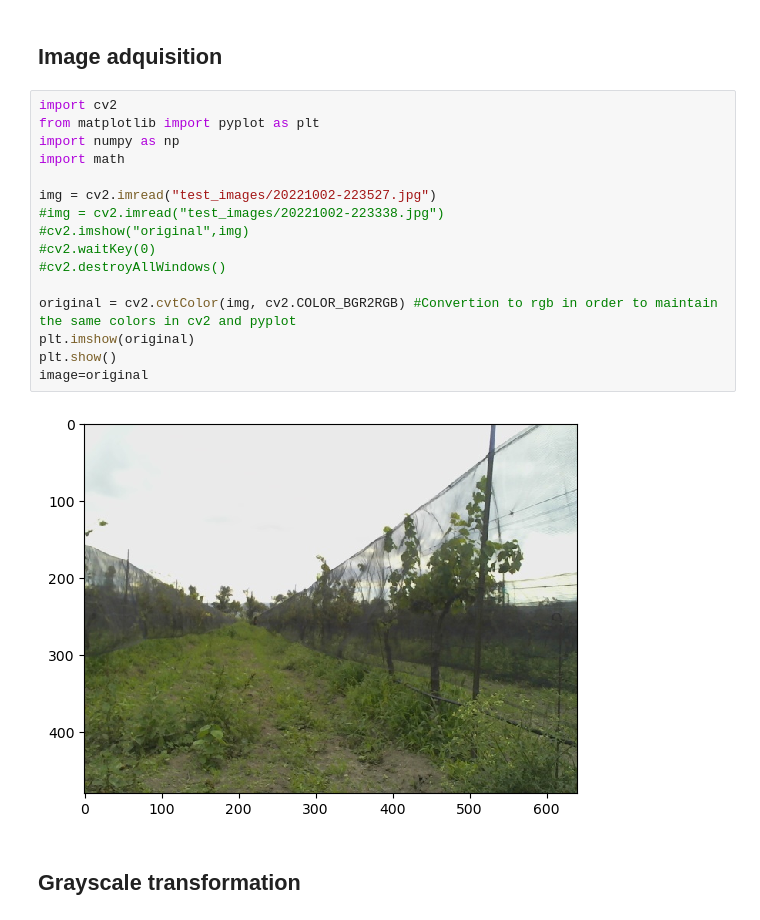
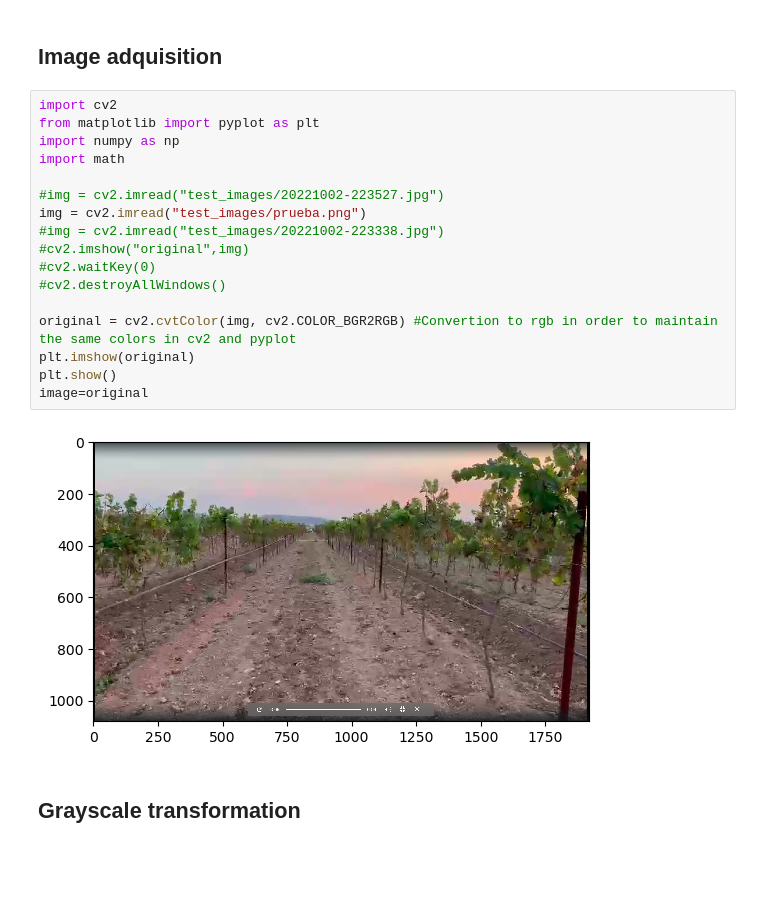
Before and after one commit to EnricoMendez/lines_vineyard, a Jupyter notebook: scripts/tie_method.ipynb, the cells around one changed output. Drawn from its saved outputs; the diff is of its cells as text; blank space fills up the shorter version.

```diff
--- a/scripts/tie_method.ipynb
+++ b/scripts/tie_method.ipynb
@@ -3,21 +3,22 @@
 # %%
 import cv2
 from matplotlib import pyplot as plt
 import numpy as np
 import math
 
-img = cv2.imread("test_images/20221002-223527.jpg")
+#img = cv2.imread("test_images/20221002-223527.jpg")
+img = cv2.imread("test_images/prueba.png")
 #img = cv2.imread("test_images/20221002-223338.jpg")
 #cv2.imshow("original",img)
 #cv2.waitKey(0)
 #cv2.destroyAllWindows()
 
 original = cv2.cvtColor(img, cv2.COLOR_BGR2RGB) #Convertion to rgb in order to maintain the same colors in cv2 and pyplot
 plt.imshow(original)
 plt.show()
 image=original
 # %% [output]
-[figure, old version]
+[figure, new version]
 # %% [markdown]
 ## Grayscale transformation
 # %%
```
Also changed, not shown: parts of 4 cells of this notebook, 4 other files.
